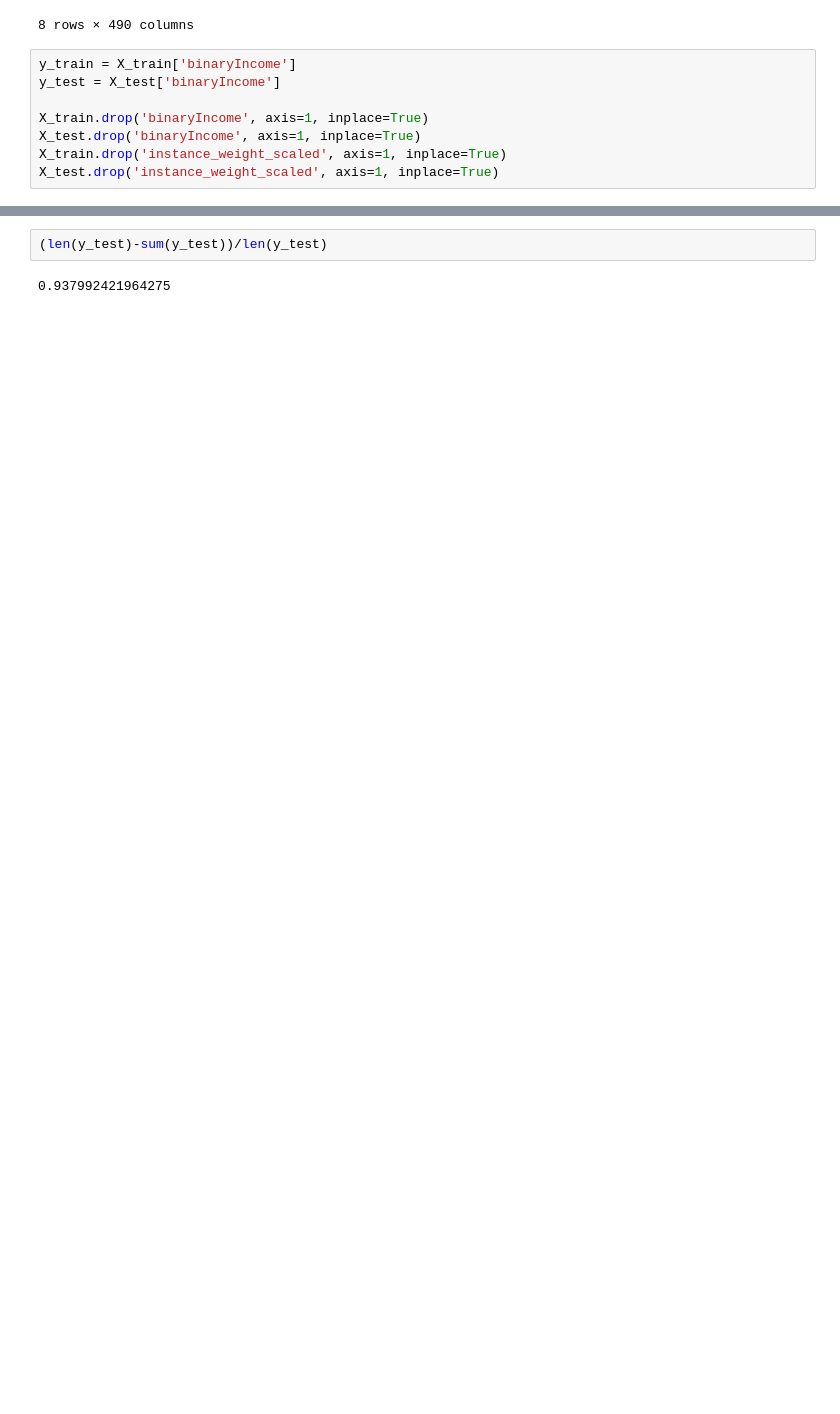
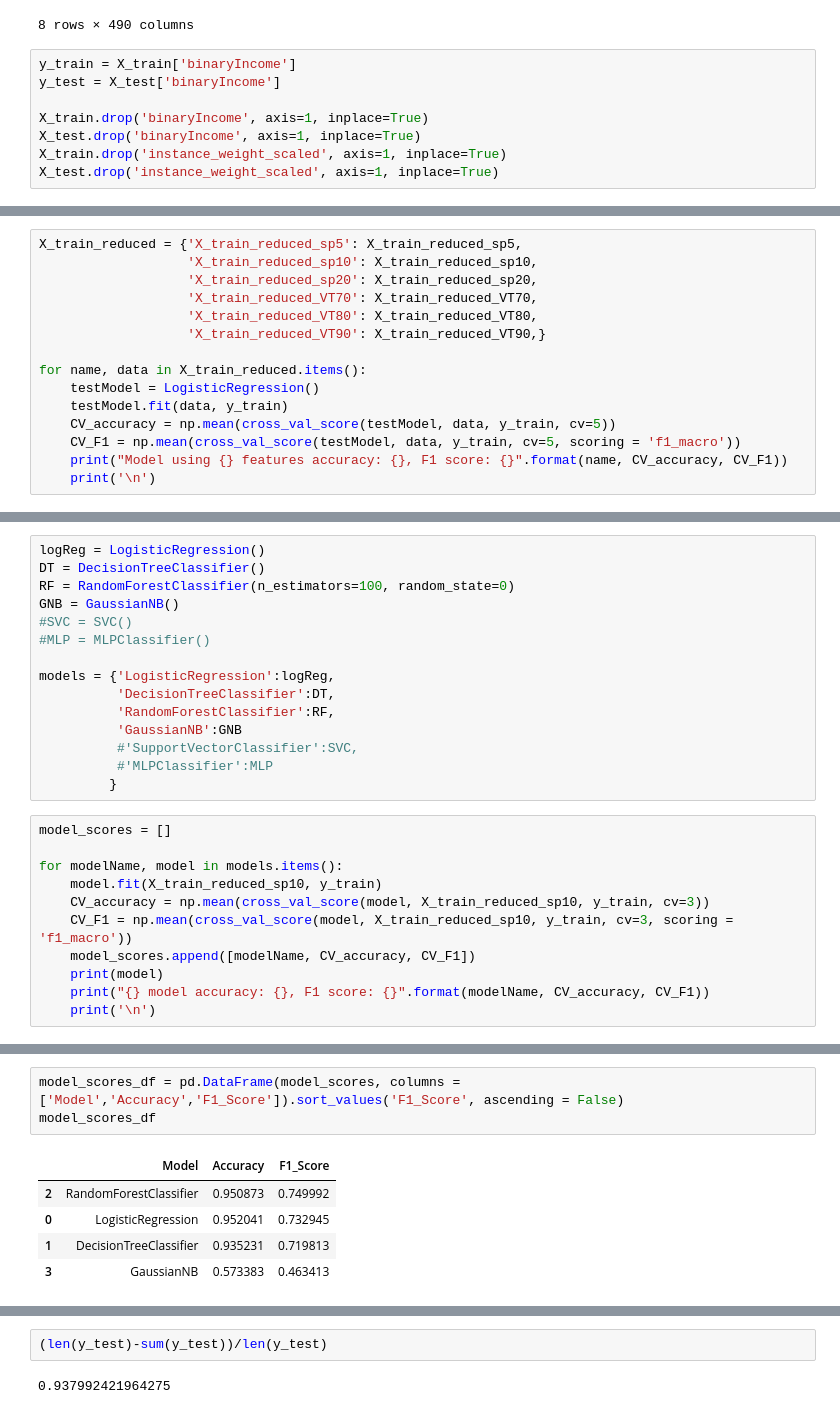
Before and after one commit to AdamJelley/US-Census-Income-Modelling, a Jupyter notebook: US_CensusIncomeModelling.ipynb, the cells around one changed output, grey strips where cells are left out. Drawn from its saved outputs; the diff is of its cells as text; blank space fills up the shorter version.

```diff
--- a/US_CensusIncomeModelling.ipynb
+++ b/US_CensusIncomeModelling.ipynb
@@ -329,0 +376,15 @@ CV_F1
+# %%
+X_train_reduced = {'X_train_reduced_sp5': X_train_reduced_sp5,
+                   'X_train_reduced_sp10': X_train_reduced_sp10,
+                   'X_train_reduced_sp20': X_train_reduced_sp20,
+                   'X_train_reduced_VT70': X_train_reduced_VT70,
+                   'X_train_reduced_VT80': X_train_reduced_VT80,
+                   'X_train_reduced_VT90': X_train_reduced_VT90,}
+
+for name, data in X_train_reduced.items():
+    testModel = LogisticRegression()
+    testModel.fit(data, y_train)
+    CV_accuracy = np.mean(cross_val_score(testModel, data, y_train, cv=5))
+    CV_F1 = np.mean(cross_val_score(testModel, data, y_train, cv=5, scoring = 'f1_macro'))
+    print("Model using {} features accuracy: {}, F1 score: {}".format(name, CV_accuracy, CV_F1))
+    print('\n')
@@ -329,0 +408,26 @@ CV_F1
+# %%
+logReg = LogisticRegression()
+DT = DecisionTreeClassifier()
+RF = RandomForestClassifier(n_estimators=100, random_state=0)
+GNB = GaussianNB()
+#SVC = SVC()
+#MLP = MLPClassifier()
+
+models = {'LogisticRegression':logReg,
+          'DecisionTreeClassifier':DT,
+          'RandomForestClassifier':RF,
+          'GaussianNB':GNB
+          #'SupportVectorClassifier':SVC,
+          #'MLPClassifier':MLP
+         }
+# %%
+model_scores = []
+
+for modelName, model in models.items():
+    model.fit(X_train_reduced_sp10, y_train)
+    CV_accuracy = np.mean(cross_val_score(model, X_train_reduced_sp10, y_train, cv=3))
+    CV_F1 = np.mean(cross_val_score(model, X_train_reduced_sp10, y_train, cv=3, scoring = 'f1_macro'))
+    model_scores.append([modelName, CV_accuracy, CV_F1])
+    print(model)
+    print("{} model accuracy: {}, F1 score: {}".format(modelName, CV_accuracy, CV_F1))
+    print('\n')
@@ -330,2 +452,11 @@ CV_F1
+# %%
+model_scores_df = pd.DataFrame(model_scores, columns = ['Model','Accuracy','F1_Score']).sort_values('F1_Score', ascending = False)
+model_scores_df
+# %% [output]
+|  | Model | Accuracy | F1_Score |
+| 2 | RandomForestClassifier | 0.950873 | 0.749992 |
+| 0 | LogisticRegression | 0.952041 | 0.732945 |
+| 1 | DecisionTreeClassifier | 0.935231 | 0.719813 |
+| 3 | GaussianNB | 0.573383 | 0.463413 |
 # %%
 # Calcuate prediction accuracy
```
Also changed, not shown: parts of 15 cells of this notebook.
